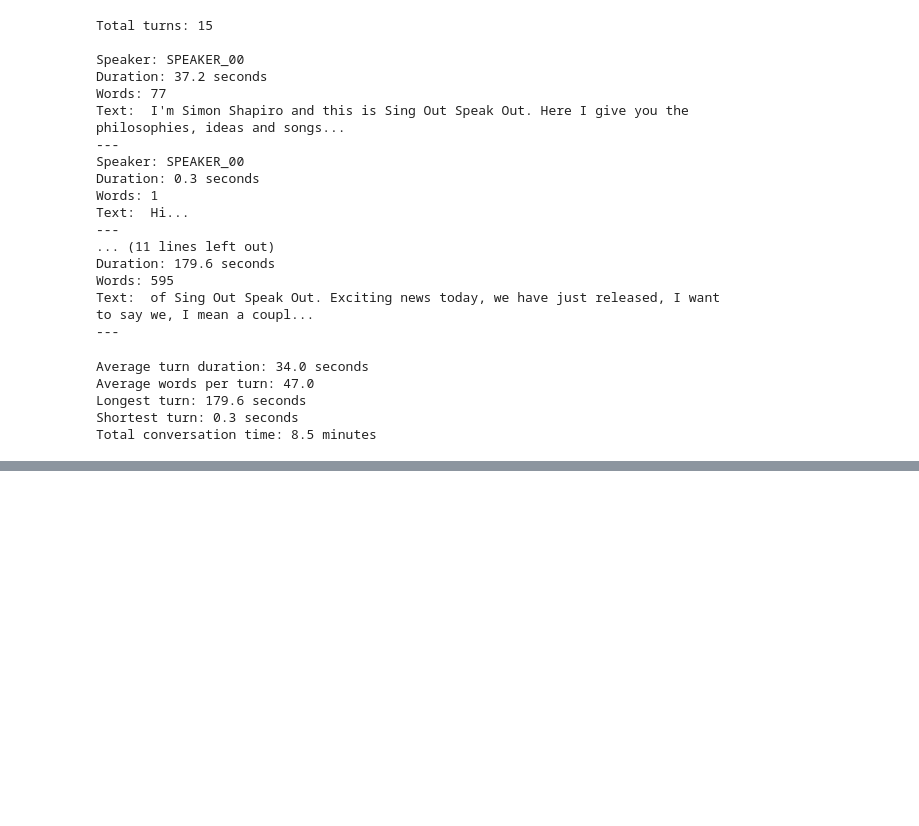
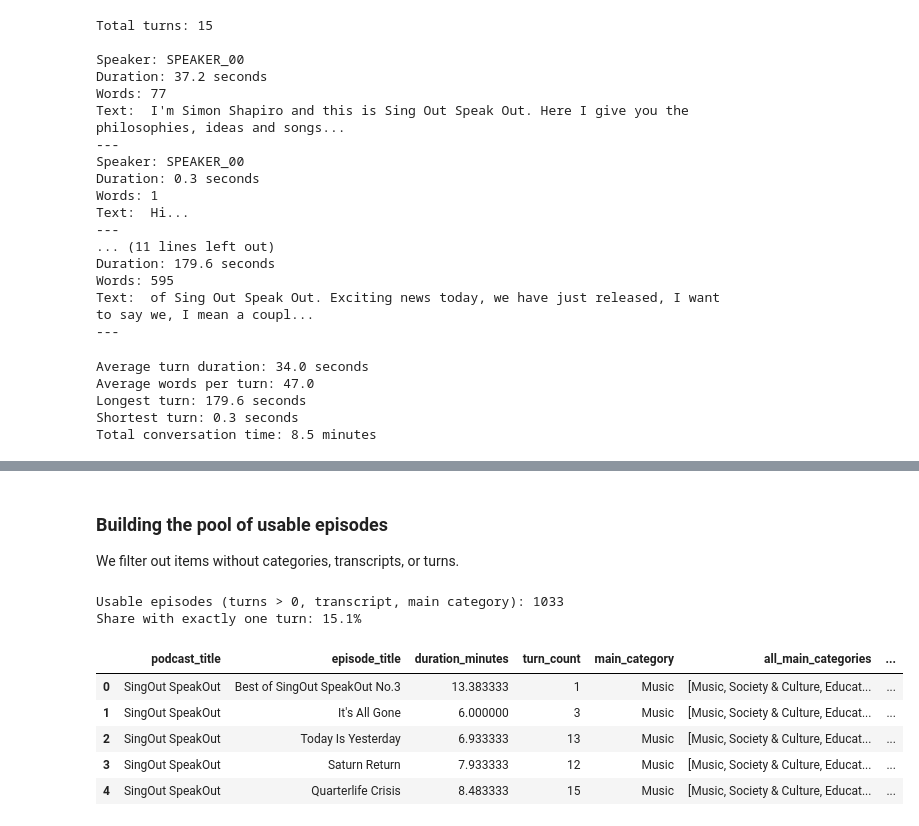
Before and after one commit to au-nlp/project-milestone-p2-group4, a Jupyter notebook: main.ipynb, the cells around one changed output, grey strips where cells are left out. Cells and saved outputs as stored; diff of their text form; code cells hidden in the pictures; blank space fills up the shorter version.

```diff
--- a/main.ipynb
+++ b/main.ipynb
@@ -443,0 +524,24 @@ ___
+# %% [markdown]
+### Building the pool of usable episodes
+We filter out items without categories, transcripts, or turns.
+# %%
+records = []
+
+for episode in episodes:
+    record = episode_to_record(episode)
+    if record:
+        records.append(record)
+
+usable_df = pd.DataFrame(records)
+print(f"Usable episodes (turns > 0, transcript, main category): {len(usable_df)}")
+print(f"Share with exactly one turn: {(usable_df['turn_count']==1).mean():.1%}")
+usable_df.head()
+# %% [output]
+Usable episodes (turns > 0, transcript, main category): 1033
+Share with exactly one turn: 15.1%
+|  | podcast_title | episode_title | duration_minutes | turn_count | main_category | all_main_categories | ... |
+| 0 | SingOut SpeakOut | Best of SingOut SpeakOut No.3 | 13.383333 | 1 | Music | [Music, Society & Culture, Educat... | ... |
+| 1 | SingOut SpeakOut | It's All Gone | 6.000000 | 3 | Music | [Music, Society & Culture, Educat... | ... |
+| 2 | SingOut SpeakOut | Today Is Yesterday | 6.933333 | 13 | Music | [Music, Society & Culture, Educat... | ... |
+| 3 | SingOut SpeakOut | Saturn Return | 7.933333 | 12 | Music | [Music, Society & Culture, Educat... | ... |
+| 4 | SingOut SpeakOut | Quarterlife Crisis | 8.483333 | 15 | Music | [Music, Society & Culture, Educat... | ... |
```
Also changed, not shown: parts of 26 cells of this notebook, 3 other files.
